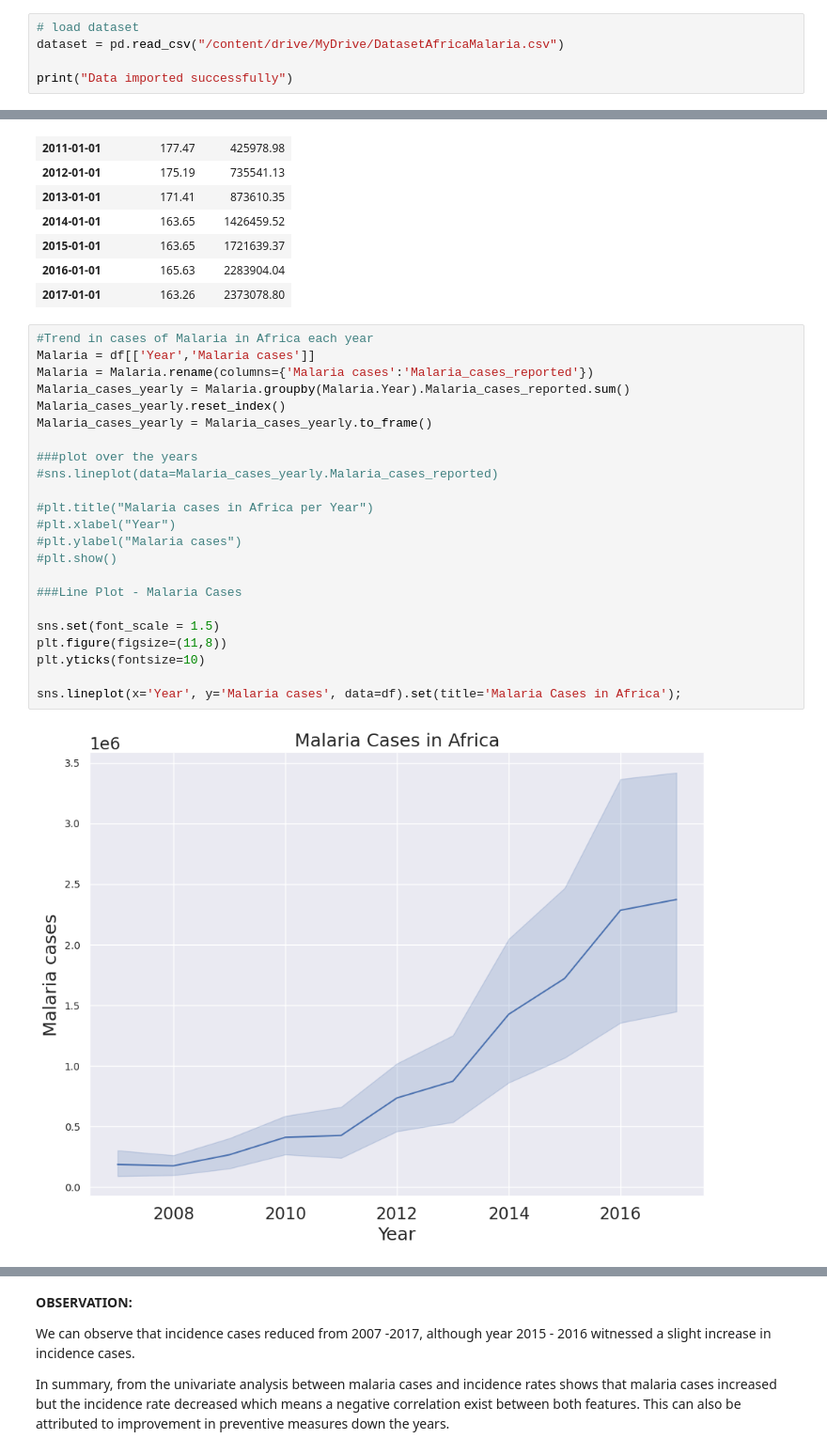
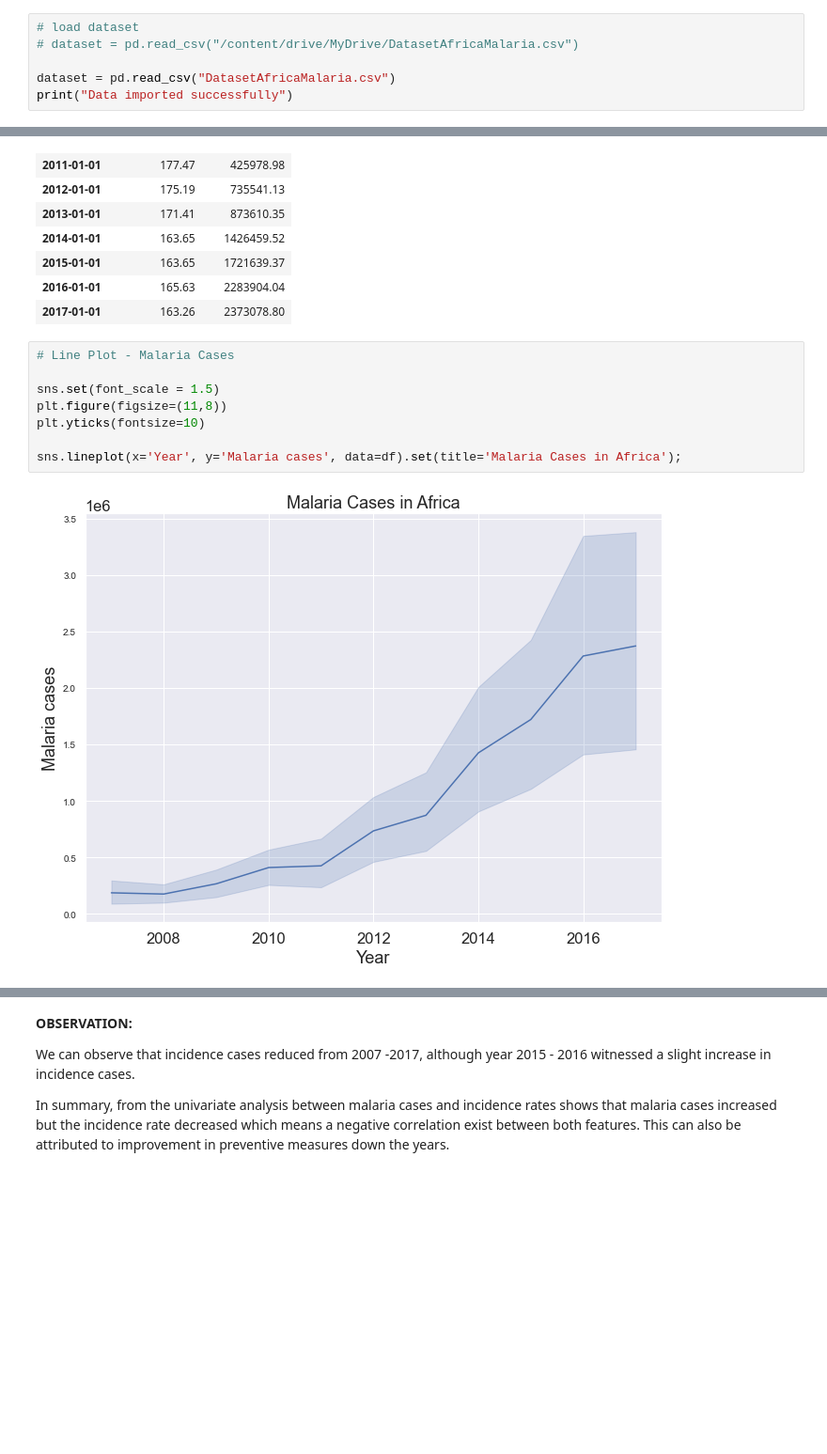
Before and after one commit to yusufokunlola/TeamFlask_notebook, a Jupyter notebook: TeamFlask_notebook.ipynb, the cells around one changed output, grey strips where cells are left out. Shown at 94% size. Drawn from its saved outputs; the diff is of its cells as text; blank space fills up the shorter version.

```diff
--- a/TeamFlask_notebook.ipynb
+++ b/TeamFlask_notebook.ipynb
@@ -38,7 +40,8 @@ Mounted at /content/drive/
 # %%
 # load dataset
-dataset = pd.read_csv("/content/drive/MyDrive/DatasetAfricaMalaria.csv")
+# dataset = pd.read_csv("/content/drive/MyDrive/DatasetAfricaMalaria.csv")
 
+dataset = pd.read_csv("DatasetAfricaMalaria.csv")
 print("Data imported successfully")
 # %% [output]
 Data imported successfully
@@ -506,30 +522,15 @@ np.round(pivot,2)
 | 2016-01-01 | 165.63 | 2283904.04 |
 | 2017-01-01 | 163.26 | 2373078.80 |
 # %%
-#Trend in cases of Malaria in Africa each year
-Malaria = df[['Year','Malaria cases']]
-Malaria = Malaria.rename(columns={'Malaria cases':'Malaria_cases_reported'})
-Malaria_cases_yearly = Malaria.groupby(Malaria.Year).Malaria_cases_reported.sum()
-Malaria_cases_yearly.reset_index()
-Malaria_cases_yearly = Malaria_cases_yearly.to_frame()
-
-###plot over the years
-#sns.lineplot(data=Malaria_cases_yearly.Malaria_cases_reported)
-
-#plt.title("Malaria cases in Africa per Year")
-#plt.xlabel("Year")
-#plt.ylabel("Malaria cases")
-#plt.show()
-
-###Line Plot - Malaria Cases
+# Line Plot - Malaria Cases
 
 sns.set(font_scale = 1.5)
 plt.figure(figsize=(11,8))
 plt.yticks(fontsize=10)
 
 sns.lineplot(x='Year', y='Malaria cases', data=df).set(title='Malaria Cases in Africa');
 # %% [output]
-[figure, old version]
+[figure, new version]
 # %%
 #Line Plot - Incidence rate
 
```
Also changed, not shown: parts of 42 cells of this notebook.
